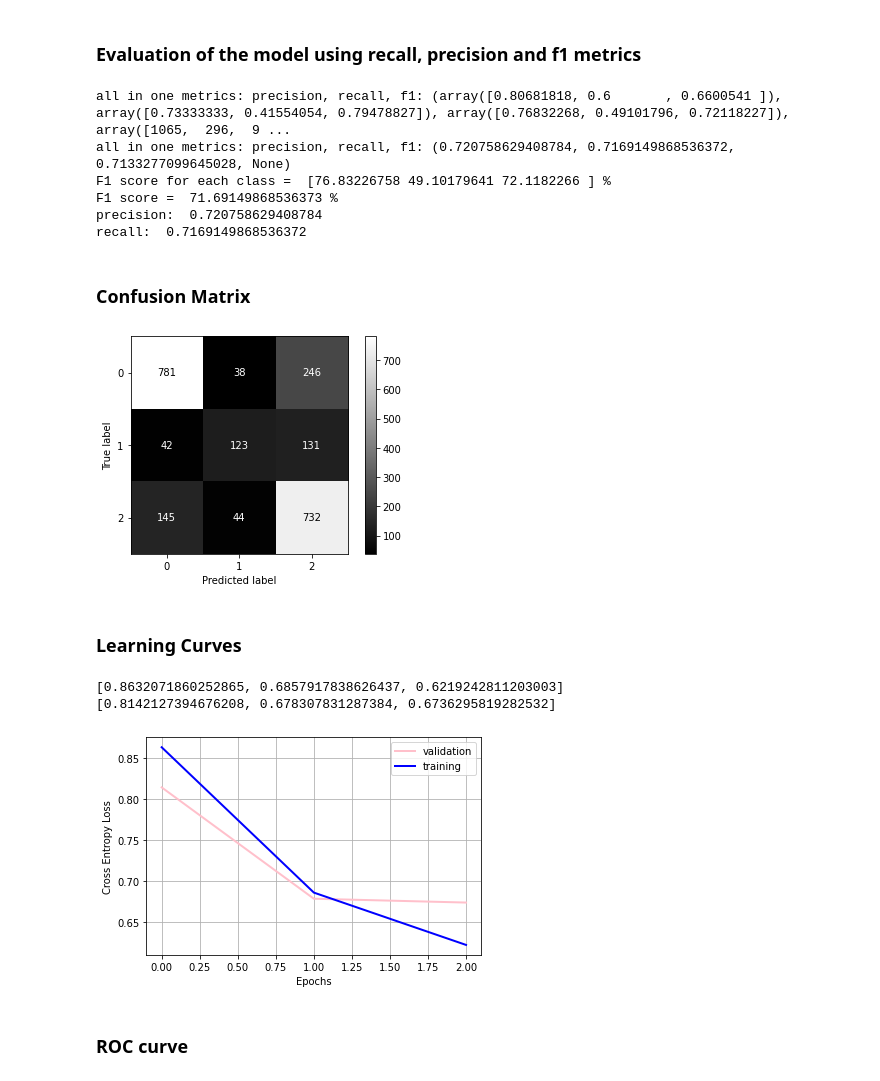
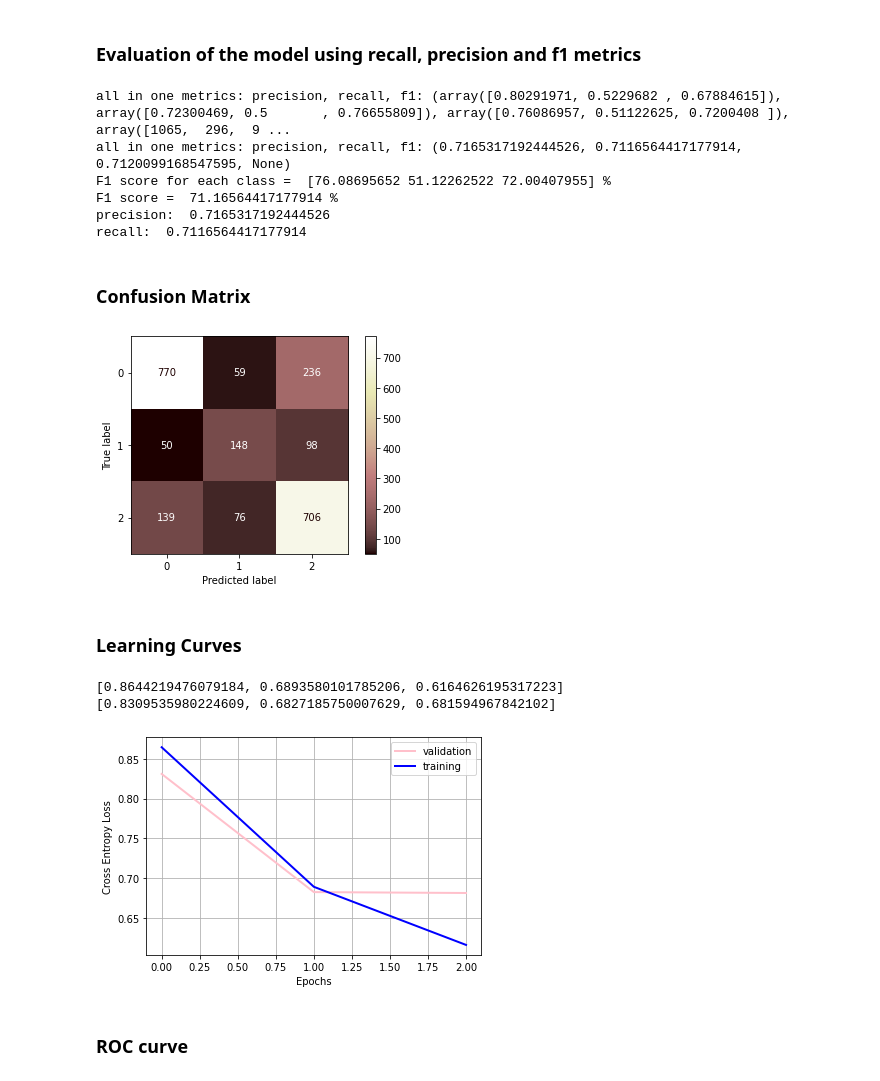
Before and after one commit to theodora-panteliou/Vaccine-Sentiment-Classifier, a Jupyter notebook: AI2_HM2_feed_forward_neural_network.ipynb, the cells around one changed output. Saved outputs shown, nothing was run; the diff lists cells and outputs as text; code cells hidden in the pictures.

```diff
--- a/AI2_HM2_feed_forward_neural_network.ipynb
+++ b/AI2_HM2_feed_forward_neural_network.ipynb
@@ -416,10 +416,10 @@ torch.manual_seed(20)
 
 #Define layer sizes
 D_in = x.shape[1]
-H1 = 256
+H1 = 1024
 H2 = 512
-H3 = 512
-H4 = 256
+H3 = 128
+H4 = 64
 D_out = 3
 
 #Define Hyperparameters
@@ -429,7 +429,7 @@ learning_rate = 0.001
 model = Net(D_in, H1, H2, H3, H4, D_out)
 
 loss_func = nn.CrossEntropyLoss()
-optimizer = torch.optim.Adam(model.parameters(), lr=learning_rate, amsgrad=True)
+optimizer = torch.optim.Adam(model.parameters(), lr=learning_rate)
 
 #Initialize dataloader
 dataset = torch.utils.data.TensorDataset(x, y)
@@ -459,7 +459,7 @@ Net(
 # %%
 epoch_loss = []
 validation_loss = []
-epochs = 10
+epochs = 15
 
 for epoch in range(epochs):
   model.train()
@@ -697,9 +702,9 @@ torch.manual_seed(20)
 
 #Define layer sizes
 D_in = x.shape[1]
-H1 = 256
-H2 = 1024
-H3 = 256
+H1 = 512
+H2 = 256
+H3 = 64
 D_out = 3
 
 #Define Hyperparameters
@@ -736,7 +741,7 @@ Net(
 # %%
 epoch_loss = []
 validation_loss = []
-epochs = 4
+epochs = 30
 
 for epoch in range(epochs):
   model.train()
@@ -1001,22 +1019,22 @@ print("precision: ", precision_score(Y_test, y_pred, average='weighted'))
 from sklearn.metrics import recall_score
 print("recall: ", recall_score(Y_test, y_pred, average='micro'))
 # %% [output]
-all in one metrics: precision, recall, f1: (array([0.80681818, 0.6       , 0.6600541 ]), array([0.73333333, 0.41554054, 0.79478827]), array([0.76832268, 0.49101796, 0.72118227]), array([1065,  296,  9 ...
-all in one metrics: precision, recall, f1: (0.720758629408784, 0.7169149868536372, 0.7133277099645028, None)
-F1 score for each class =  [76.83226758 49.10179641 72.1182266 ] %
-F1 score =  71.69149868536373 %
-precision:  0.720758629408784
-recall:  0.7169149868536372
+all in one metrics: precision, recall, f1: (array([0.80291971, 0.5229682 , 0.67884615]), array([0.72300469, 0.5       , 0.76655809]), array([0.76086957, 0.51122625, 0.7200408 ]), array([1065,  296,  9 ...
+all in one metrics: precision, recall, f1: (0.7165317192444526, 0.7116564417177914, 0.7120099168547595, None)
+F1 score for each class =  [76.08695652 51.12262522 72.00407955] %
+F1 score =  71.16564417177914 %
+precision:  0.7165317192444526
+recall:  0.7116564417177914
 # %% [markdown]
 ### Confusion Matrix
 # %%
 import matplotlib.pyplot as plt
 from sklearn.metrics import ConfusionMatrixDisplay
 
-ConfusionMatrixDisplay.from_predictions(Y_test, y_pred, cmap=plt.cm.gray)
+ConfusionMatrixDisplay.from_predictions(Y_test, y_pred, cmap=plt.cm.pink)
 plt.show()
 # %% [output]
-[figure, old version]
+[figure, new version]
 # %% [markdown]
 ### Learning Curves
 # %%
@@ -1034,9 +1052,9 @@ ax.grid()
 ax.legend(loc=0)
 plt.show()
 # %% [output]
-[0.8632071860252865, 0.6857917838626437, 0.6219242811203003]
-[0.8142127394676208, 0.678307831287384, 0.6736295819282532]
+[0.8644219476079184, 0.6893580101785206, 0.6164626195317223]
+[0.8309535980224609, 0.6827185750007629, 0.681594967842102]
-[figure, old version]
+[figure, new version]
 # %% [markdown]
 ### ROC curve
 # %%
```
Also changed, not shown: parts of 16 cells of this notebook.
